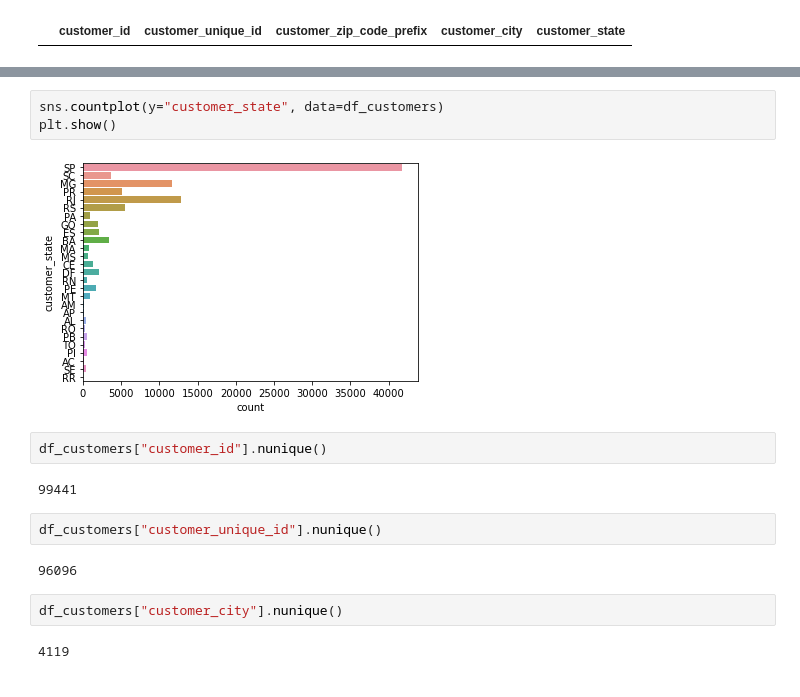
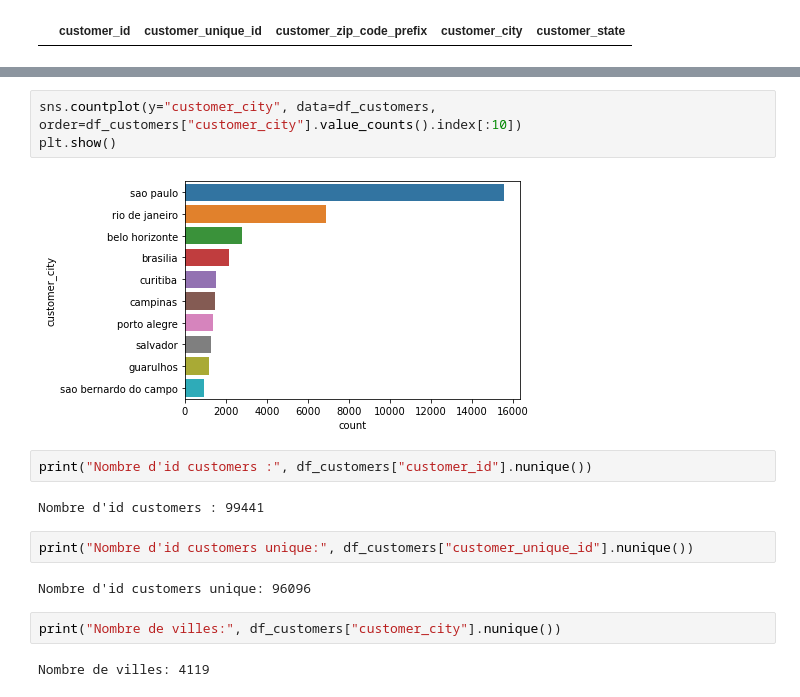
Before and after one commit to Sylvariane/segmentez_les_clients, a Jupyter notebook: POlist_01_notebookexploration.ipynb, the cells around one changed output, grey strips where cells are left out. Saved outputs shown, nothing was run; the diff lists cells and outputs as text.

```diff
--- a/POlist_01_notebookexploration.ipynb
+++ b/POlist_01_notebookexploration.ipynb
@@ -42,17 +50,17 @@ Il n'y a pas de données dupliquées dans cette table. On va donc passer à une
 # %%
-sns.countplot(y="customer_state", data=df_customers)
+sns.countplot(y="customer_city", data=df_customers, order=df_customers["customer_city"].value_counts().index[:10])
 plt.show()
 # %% [output]
-[figure, old version]
+[figure, new version]
-# %%
-df_customers["customer_id"].nunique()
-# %% [output]
-99441
-# %%
-df_customers["customer_unique_id"].nunique()
-# %% [output]
-96096
-# %%
-df_customers["customer_city"].nunique()
-# %% [output]
-4119
+# %%
+print("Nombre d'id customers :", df_customers["customer_id"].nunique())
+# %% [output]
+Nombre d'id customers : 99441
+# %%
+print("Nombre d'id customers unique:", df_customers["customer_unique_id"].nunique())
+# %% [output]
+Nombre d'id customers unique: 96096
+# %%
+print("Nombre de villes:", df_customers["customer_city"].nunique())
+# %% [output]
+Nombre de villes: 4119
```
Also changed, not shown: parts of 9 cells of this notebook.
